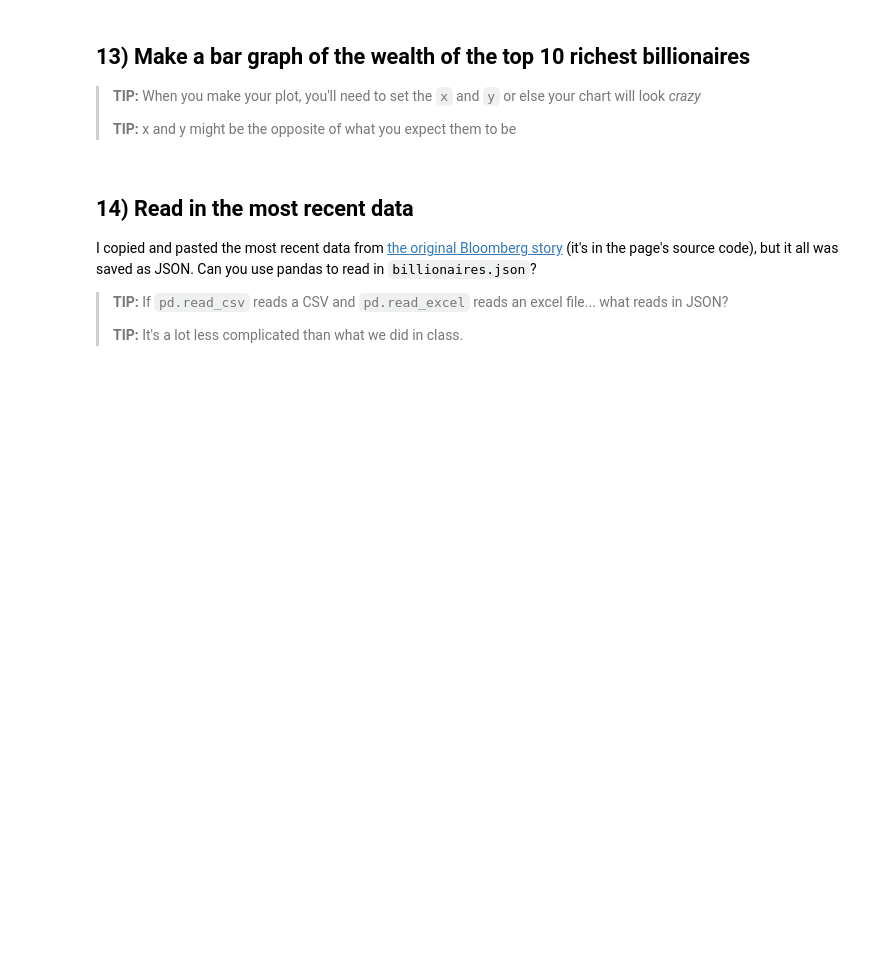
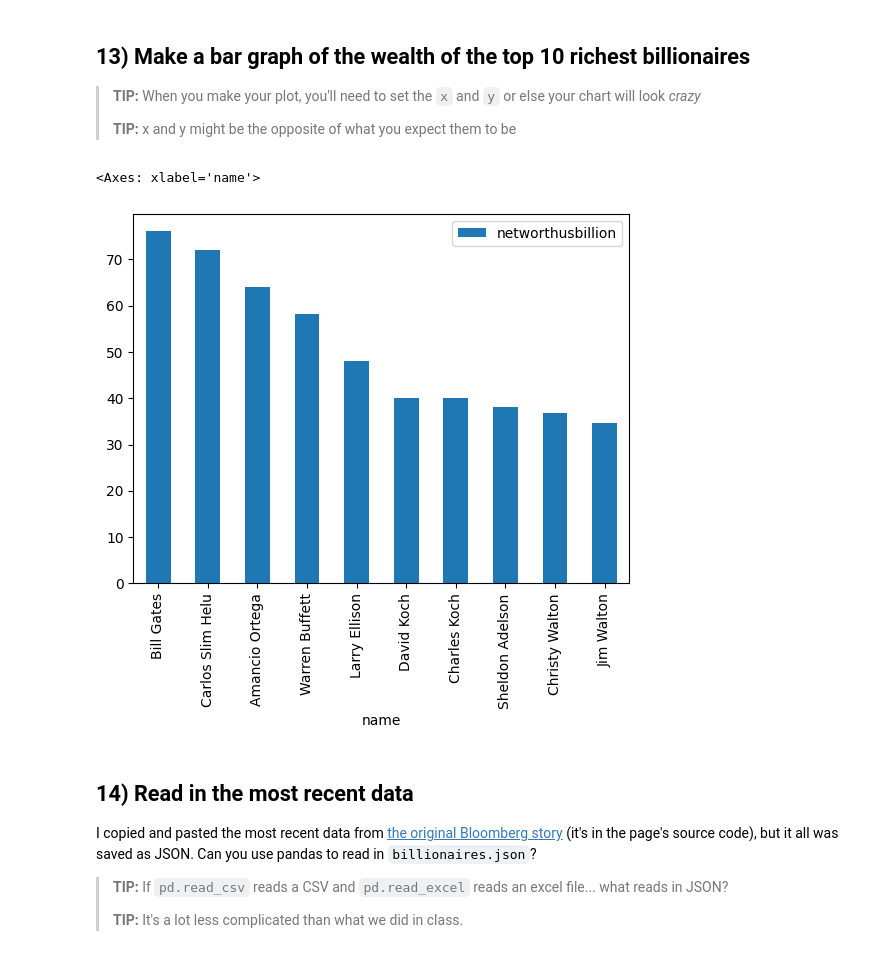
Before and after one commit to sabinahung/pandas_queries, a Jupyter notebook: 02-Billionaires.ipynb, the cells around one changed output. Drawn from its saved outputs; the diff is of its cells as text; code cells hidden in the pictures; blank space fills up the shorter version.

```diff
--- a/02-Billionaires.ipynb
+++ b/02-Billionaires.ipynb
@@ -208,6 +264,11 @@ It's more fun to do this in Altair as compared to matplotlib, but either is fine
 > **TIP:** When you make your plot, you'll need to set the `x` and `y` or else your chart will look _crazy_
 >
 > **TIP:** x and y might be the opposite of what you expect them to be
+# %%
+df.sort_values('networthusbillion', ascending=False).head(10).plot(x='name', y='networthusbillion', kind='bar')
+# %% [output]
+<Axes: xlabel='name'>
+[figure, added]
 # %% [markdown]
 ## 14) Read in the most recent data
 
```
Also changed, not shown: parts of 9 cells of this notebook.
